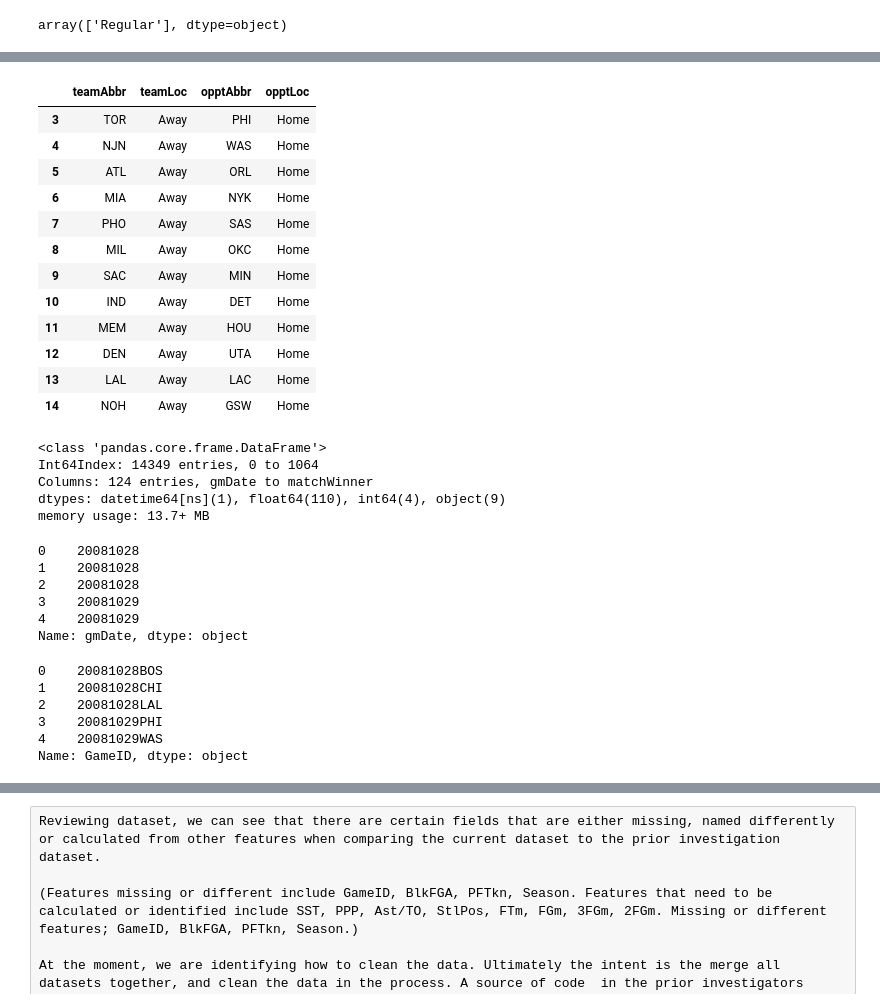
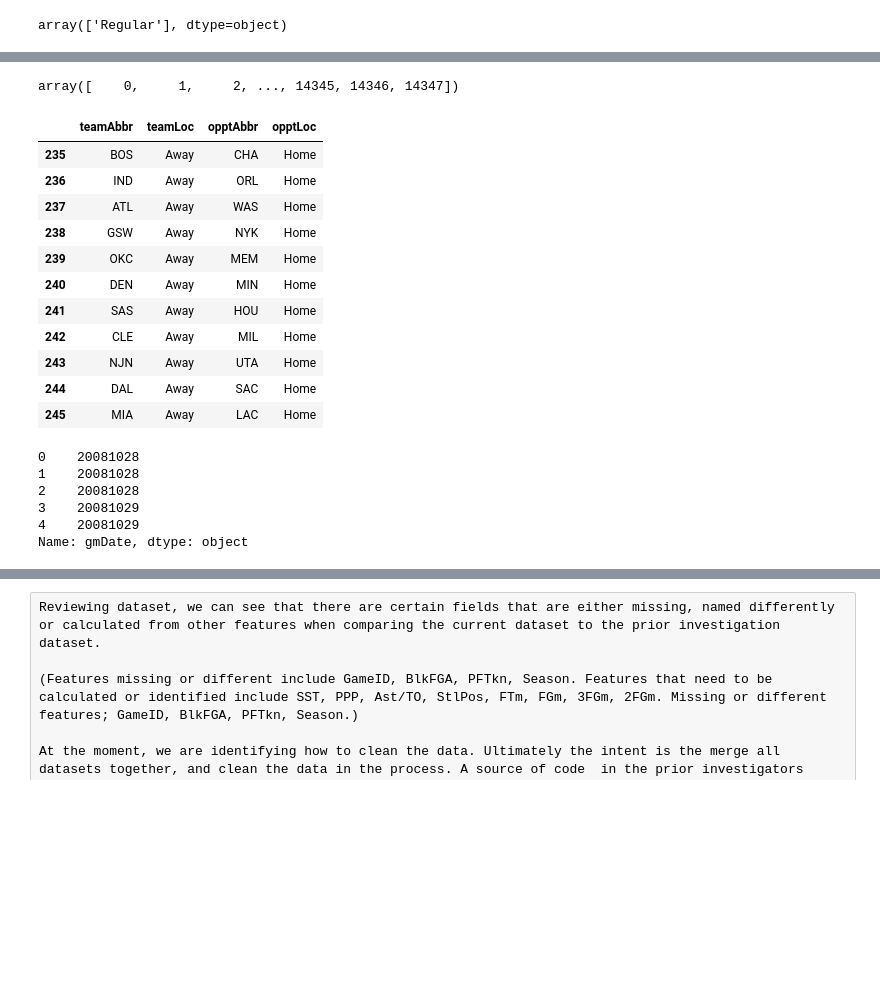
Before and after one commit to ElectricSheep007/UNH-Repo, a Jupyter notebook: DS_Guided_Capstone_2_Repo/virenv/Guided_Capstone_Project_2.ipynb, the cells around one changed output, grey strips where cells are left out. Drawn from its saved outputs; the diff is of its cells as text; code cells hidden in the pictures; blank space fills up the shorter version.

```diff
--- a/DS_Guided_Capstone_2_Repo/virenv/Guided_Capstone_Project_2.ipynb
+++ b/DS_Guided_Capstone_2_Repo/virenv/Guided_Capstone_Project_2.ipynb
@@ -357,0 +351,6 @@ array(['Regular'], dtype=object)
+# %%
+all_regsea2 = pd.DataFrame()
+
+for start_date, end_date in dates:
+    print(start_date, end_date)
+    all_regsea2 = pd.concat([all_regsea2, team_stats.gmDate.apply(is_regsea)], axis=1)
@@ -357,0 +392,9 @@ array(['Regular'], dtype=object)
+# %%
+all_regsea2 = all_regsea2.sum(axis=1)
+# %%
+regsea2 = np.where(all_regsea2 == 1)[0]
+regsea2
+# %% [output]
+array([    0,     1,     2, ..., 14345, 14346, 14347])
+# %%
+team_stats = team_stats.loc[regsea2]
@@ -358,51 +403,31 @@ array(['Regular'], dtype=object)
 # %%
 #The games stats are recorded as team vs. opponent with another column indicating whether this is a home game or an away game.
 #This format leaves me to suspect there is double data of the same game. Let's investigate.
 
 team_stats['gmDate'] = pd.to_datetime(team_stats['gmDate'])
-team_stats[['teamAbbr', 'teamLoc', 'opptAbbr', 'opptLoc']][team_stats['gmDate'] == datetime(2008,10,29)]
+team_stats[['teamAbbr', 'teamLoc', 'opptAbbr', 'opptLoc']][team_stats['gmDate'] == datetime(2008,11,29)]
 
 #Seems our suspicion was wrong and away_games=team as home_games=opp. We will keep this in mind during feature engineering.
 # %% [output]
 |  | teamAbbr | teamLoc | opptAbbr | opptLoc |
-| 3 | TOR | Away | PHI | Home |
-| 4 | NJN | Away | WAS | Home |
-| 5 | ATL | Away | ORL | Home |
-| 6 | MIA | Away | NYK | Home |
-| 7 | PHO | Away | SAS | Home |
-| 8 | MIL | Away | OKC | Home |
-| 9 | SAC | Away | MIN | Home |
-| 10 | IND | Away | DET | Home |
-| 11 | MEM | Away | HOU | Home |
-| 12 | DEN | Away | UTA | Home |
-| 13 | LAL | Away | LAC | Home |
-| 14 | NOH | Away | GSW | Home |
+| 235 | BOS | Away | CHA | Home |
+| 236 | IND | Away | ORL | Home |
+| 237 | ATL | Away | WAS | Home |
+| 238 | GSW | Away | NYK | Home |
+| 239 | OKC | Away | MEM | Home |
+| 240 | DEN | Away | MIN | Home |
+| 241 | SAS | Away | HOU | Home |
+| 242 | CLE | Away | MIL | Home |
+| 243 | NJN | Away | UTA | Home |
+| 244 | DAL | Away | SAC | Home |
+| 245 | MIA | Away | LAC | Home |
-# %%
-team_stats['gmDate'] = pd.to_datetime(team_stats['gmDate'])
-team_stats.info()
-# %% [output]
-<class 'pandas.core.frame.DataFrame'>
-Int64Index: 14349 entries, 0 to 1064
-Columns: 124 entries, gmDate to matchWinner
-dtypes: datetime64[ns](1), float64(110), int64(4), object(9)
-memory usage: 13.7+ MB
-# %%
-dateString =  team_stats['gmDate'].dt.strftime('%Y%m%d')
-dateString.head()
-# %% [output]
-0    20081028
-1    20081028
-2    20081028
-3    20081029
-4    20081029
-Name: gmDate, dtype: object
-# %%
-team_stats['GameID'] = dateString + team_stats['opptAbbr']
-team_stats['GameID'].head()
-# %% [output]
-0    20081028BOS
-1    20081028CHI
-2    20081028LAL
-3    20081029PHI
-4    20081029WAS
-Name: GameID, dtype: object
+# %%
+dateString =  team_stats['gmDate'].dt.strftime('%Y%m%d')
+dateString.head()
+# %% [output]
+0    20081028
+1    20081028
+2    20081028
+3    20081029
+4    20081029
+Name: gmDate, dtype: object
```
Also changed, not shown: parts of 82 cells of this notebook.
